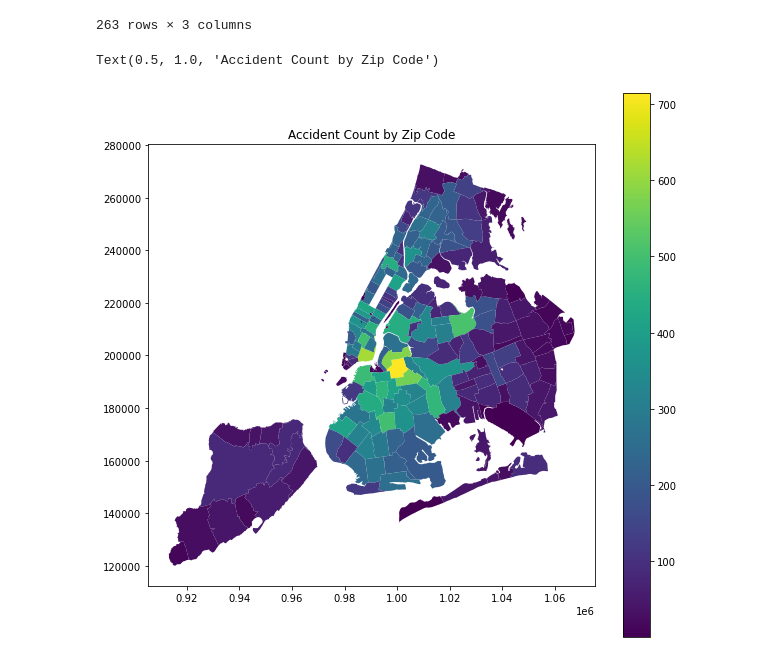
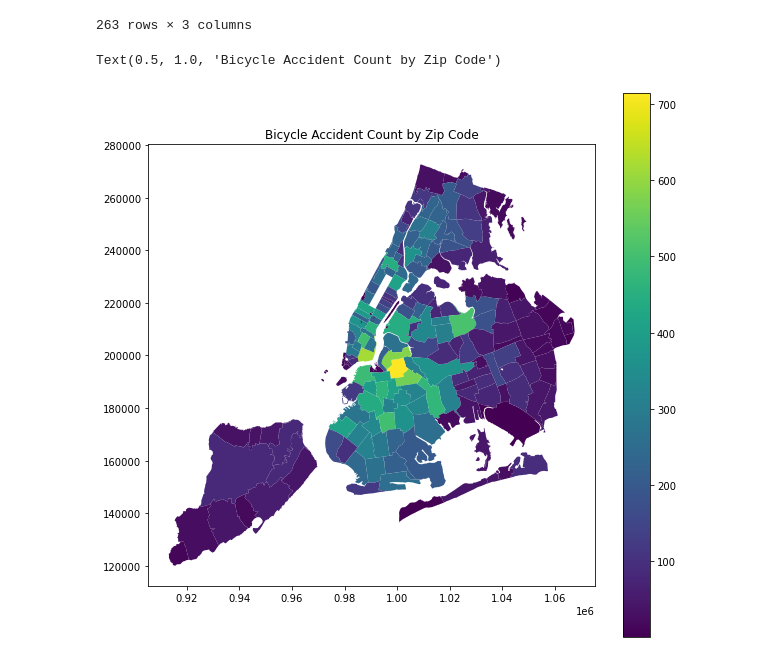
Before and after one commit to ajay1808/Principles-of-Urban-Informatics-Project, a Jupyter notebook: Accident Data Prep.ipynb, the cells around one changed output. Saved outputs shown, nothing was run; the diff lists cells and outputs as text; code cells hidden in the pictures.

```diff
--- a/Accident Data Prep.ipynb
+++ b/Accident Data Prep.ipynb
@@ -242,7 +242,7 @@ Accident_zipcodes
 | 262 | 10119 | POLYGON ((986038.661 213051.063, ... | 8.0 |
 263 rows × 3 columns
 # %%
-Accident_zipcodes.plot(figsize = (10,10),column = 'Accident Count',legend=True).set_title("Accident Count by Zip Code")
+Accident_zipcodes.plot(figsize = (10,10),column = 'Accident Count',legend=True).set_title("Bicycle Accident Count by Zip Code")
 # %% [output]
-Text(0.5, 1.0, 'Accident Count by Zip Code')
+Text(0.5, 1.0, 'Bicycle Accident Count by Zip Code')
-[figure, old version]
+[figure, new version]
```
